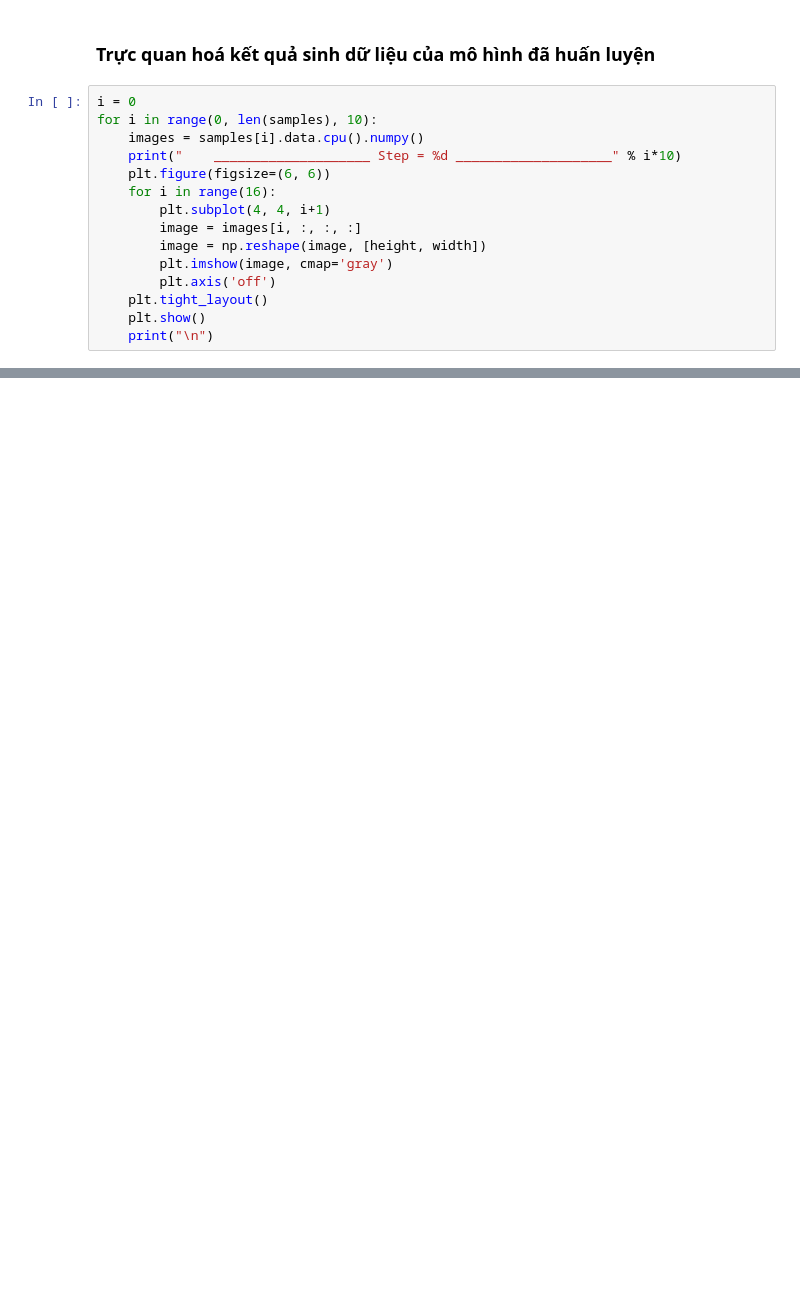
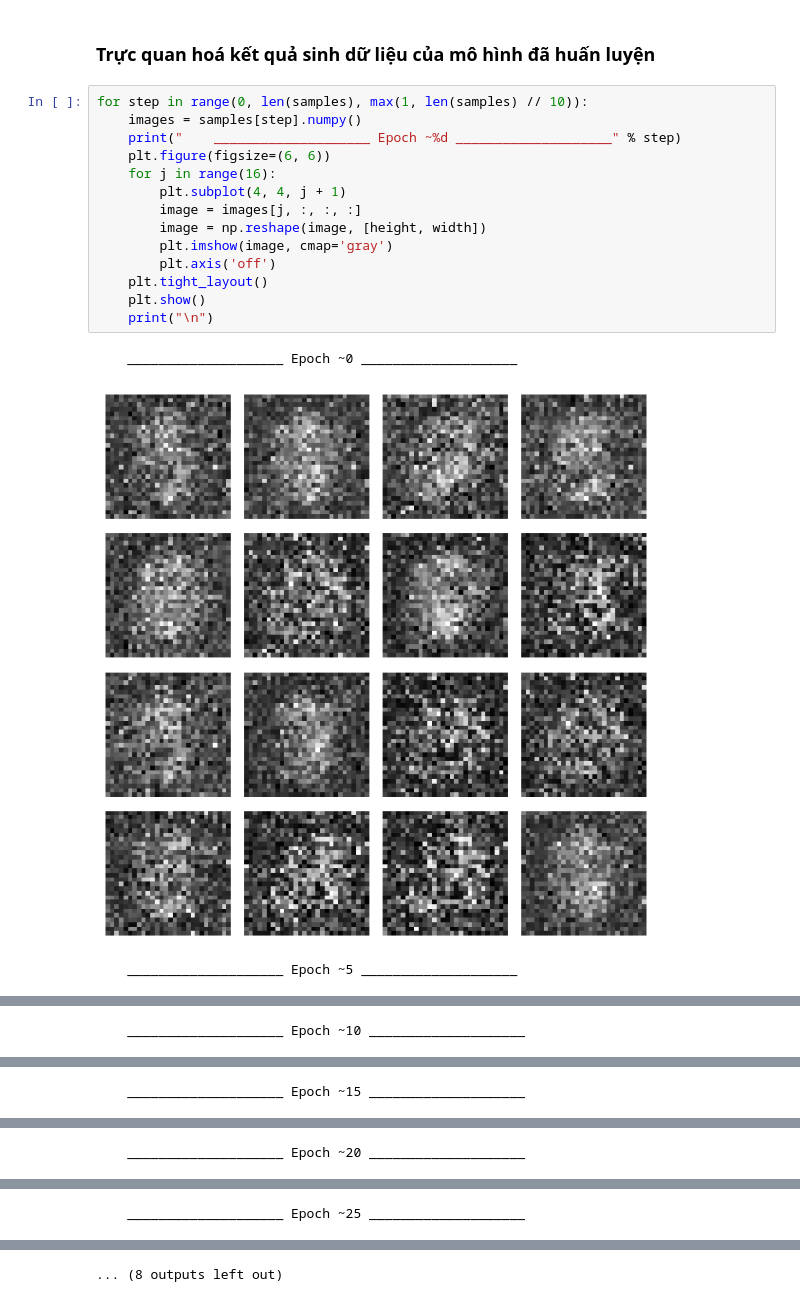
Before and after one commit to thichankem/GR1-ML-DL, a Jupyter notebook: ML-exercises/Ex16/gan_mnist_pytorch.ipynb, the cells around one changed output, grey strips where cells are left out. Cells and saved outputs as stored; diff of their text form; blank space fills up the shorter version.

```diff
--- a/ML-exercises/Ex16/gan_mnist_pytorch.ipynb
+++ b/ML-exercises/Ex16/gan_mnist_pytorch.ipynb
@@ -219,17 +323,20 @@ plt.show()
 # %% [markdown]
 ### Trực quan hoá kết quả sinh dữ liệu của mô hình đã huấn luyện
 # %%
-i = 0
-for i in range(0, len(samples), 10):
-    images = samples[i].data.cpu().numpy()
-    print("    ____________________ Step = %d ____________________" % i*10)
+for step in range(0, len(samples), max(1, len(samples) // 10)):
+    images = samples[step].numpy()
+    print("    ____________________ Epoch ~%d ____________________" % step)
     plt.figure(figsize=(6, 6))
-    for i in range(16):
-        plt.subplot(4, 4, i+1)
-        image = images[i, :, :, :]
+    for j in range(16):
+        plt.subplot(4, 4, j + 1)
+        image = images[j, :, :, :]
         image = np.reshape(image, [height, width])
         plt.imshow(image, cmap='gray')
         plt.axis('off')
     plt.tight_layout()
     plt.show()
     print("\n")
+# %% [output]
+    ____________________ Epoch ~0 ____________________
+[figure, added]
+    ____________________ Epoch ~5 ____________________
@@ -235,0 +344 @@ for i in range(0, len(samples), 10):
+    ____________________ Epoch ~10 ____________________
@@ -235,0 +346 @@ for i in range(0, len(samples), 10):
+    ____________________ Epoch ~15 ____________________
@@ -235,0 +348 @@ for i in range(0, len(samples), 10):
+    ____________________ Epoch ~20 ____________________
@@ -235,0 +350 @@ for i in range(0, len(samples), 10):
+    ____________________ Epoch ~25 ____________________
@@ -236 +352,2 @@ for i in range(0, len(samples), 10):
+... (8 outputs left out)
 # %%
```
Also changed, not shown: parts of 14 cells of this notebook, 10 other files.
